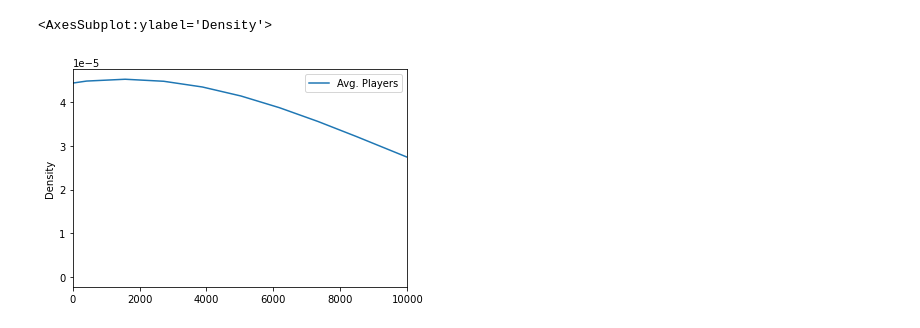
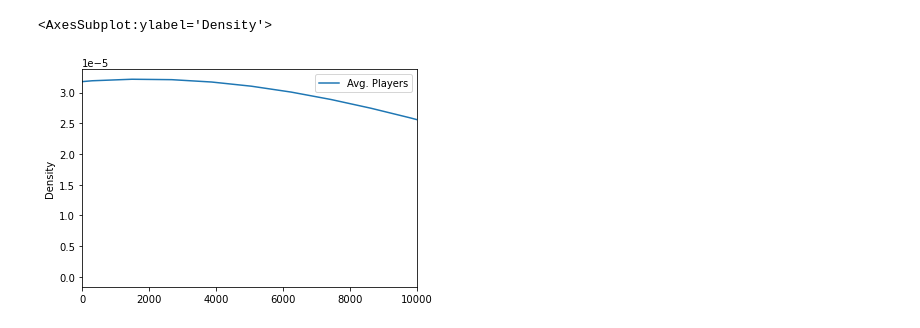
Before and after one commit to mortonjack/Data-Analysis, a Jupyter notebook: graph.ipynb, the cells around one changed output. Saved outputs shown, nothing was run; the diff lists cells and outputs as text; code cells hidden in the pictures.

```diff
--- a/graph.ipynb
+++ b/graph.ipynb
@@ -38,5 +44,5 @@ df[df["Month"] == "Last 30 Days"].plot.scatter(x = "price", y = "Avg. Players",
-# %%
-df[df["Month"] == "Last 30 Days"].plot.kde(x = "price", y = "Avg. Players", logy=False, xlim=[0, 10000])
-# %% [output]
-<AxesSubplot:ylabel='Density'>
-[figure, removed]
+# %%
+df[df["Month"] == "December 2016"].plot.kde(x = "price", y = "Avg. Players", logy=False, xlim=[0, 10000])
+# %% [output]
+<AxesSubplot:ylabel='Density'>
+[figure, added]
```
Also changed, not shown: parts of 6 cells of this notebook, 1 other file.
